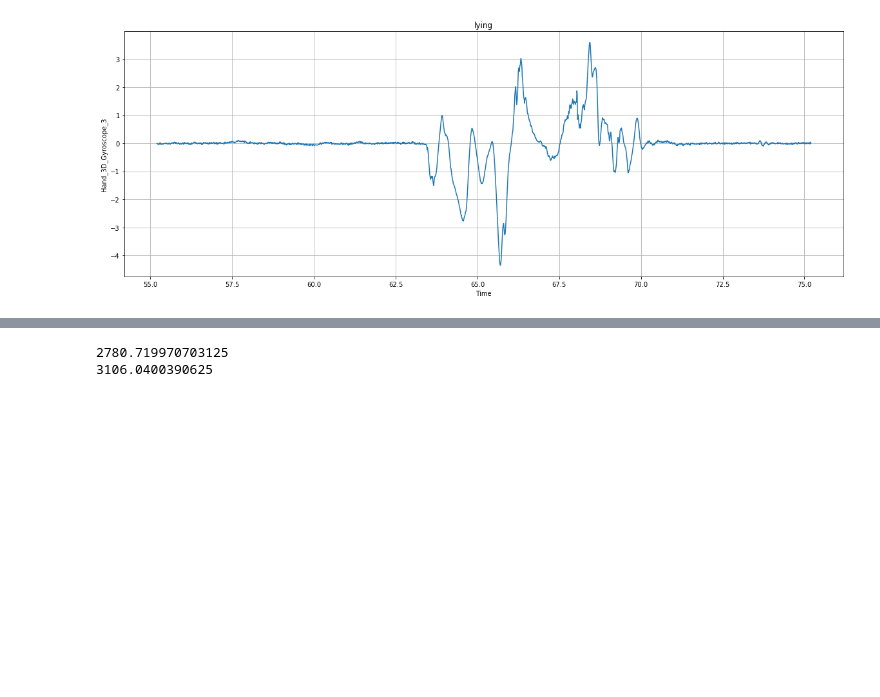
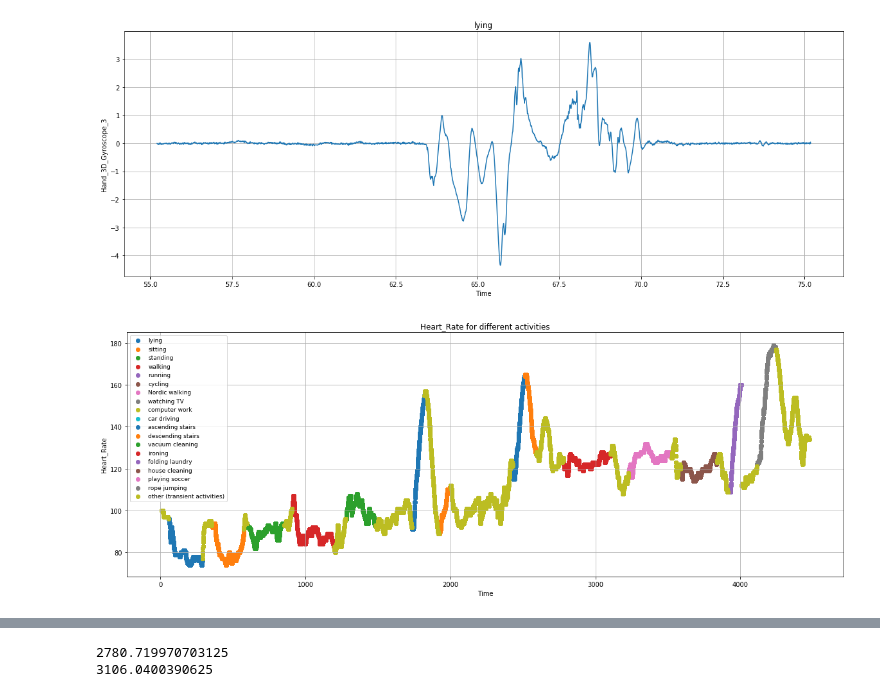
Before and after one commit to xLoSyAsHx/IAD19_ML, a Jupyter notebook: Spark_Krylov/Spark_PAMAP2_Dataset.ipynb, the cells around one changed output, grey strips where cells are left out. Cells and saved outputs as stored; diff of their text form; code cells hidden in the pictures; blank space fills up the shorter version.

Commit message:
Add graphics

```diff
--- a/Spark_Krylov/Spark_PAMAP2_Dataset.ipynb
+++ b/Spark_Krylov/Spark_PAMAP2_Dataset.ipynb
@@ -216,6 +216,38 @@ df_106 = load_df('PAMAP2_Dataset\Protocol\subject106.dat')
 df_107 = load_df('PAMAP2_Dataset\Protocol\subject107.dat')
 df_108 = load_df('PAMAP2_Dataset\Protocol\subject108.dat')
 df_109 = load_df('PAMAP2_Dataset\Protocol\subject109.dat')
+# %%
+def heart_rate_plot(df):
+    fig, ax = plt.subplots(figsize=(20, 7))
+    for i in activity_name_val:
+        df_act = df.filter(df.Activity_ID == activity_name_val[i])
+        df_act = df_act.sort(df_act.Time_stamp)
+        x = df_act.select(df_act.Time_stamp).collect()
+        ax.scatter(x, getList(df_act, 'Heart_Rate'), label=i)
+
+    lgd = plt.legend(loc='best',fontsize = 9)
+    ax.set_ylabel('Heart_Rate')
+    ax.set_xlabel('Time')
+    ax.set_title('Heart_Rate for different activities')
+    plt.grid(True)
+
+def hr_sensors_plot(df, activity_name, sensor_names, data_limit=0, figsize=(10, 10)):
+    df = df.filter(df.Activity_ID == activity_name_val[activity_name])
+
+    if data_limit != 0:
+        df = df.limit(data_limit)
+
+    df = df.sort(df.Heart_Rate)
+    x = df.select(df.Heart_Rate).collect()
+
+    fig, ax = plt.subplots(figsize=figsize)
+    for sensor_name in sensor_names:
+        ax.scatter(x, getList(df, sensor_name), label=sensor_name)
+    lgd = plt.legend(loc='best',fontsize = 9)
+    ax.set_ylabel('Sensors')
+    ax.set_xlabel('Heart rate')
+    ax.set_title(activity_name)
+    plt.grid(True)
 # %%
 df_102.limit(10).toPandas().head()
 shape(df_102)
@@ -266,3 +298,7 @@ print_sensor_graphs(df_102, 'lying', ['Hand_3D_Gyroscope_1', 'Hand_3D_Gyroscope_
 [figure]
 [figure]
 [figure]
+# %%
+heart_rate_plot(df_102)
+# %% [output]
+[figure, added]
```
Also changed, not shown: parts of 5 cells of this notebook.
